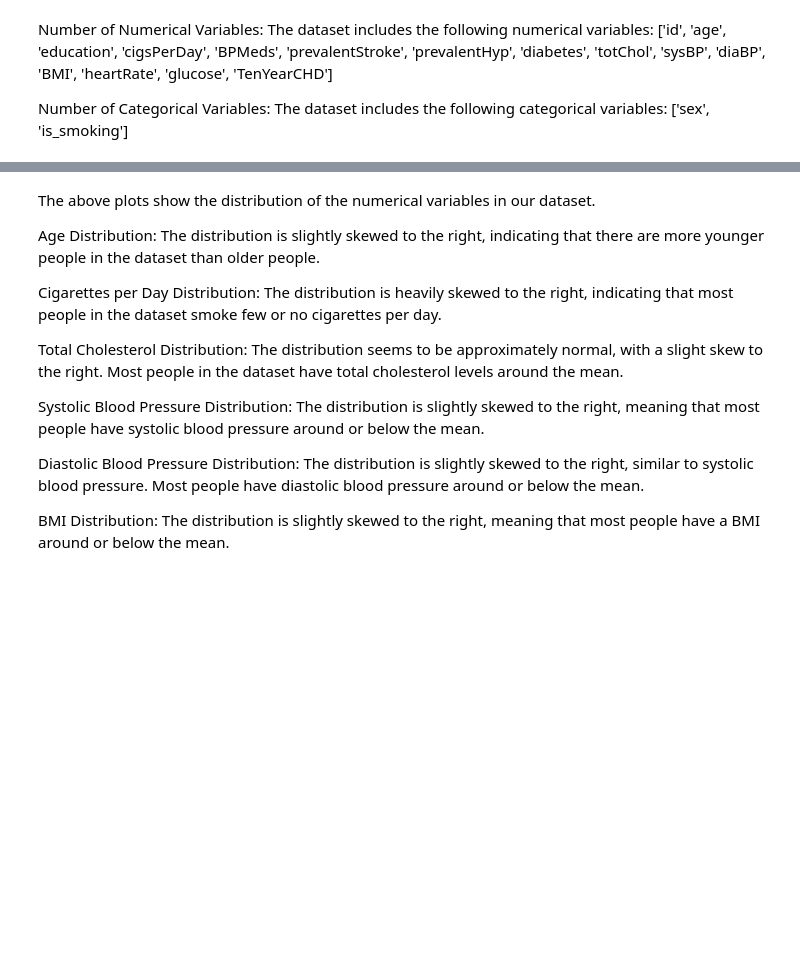
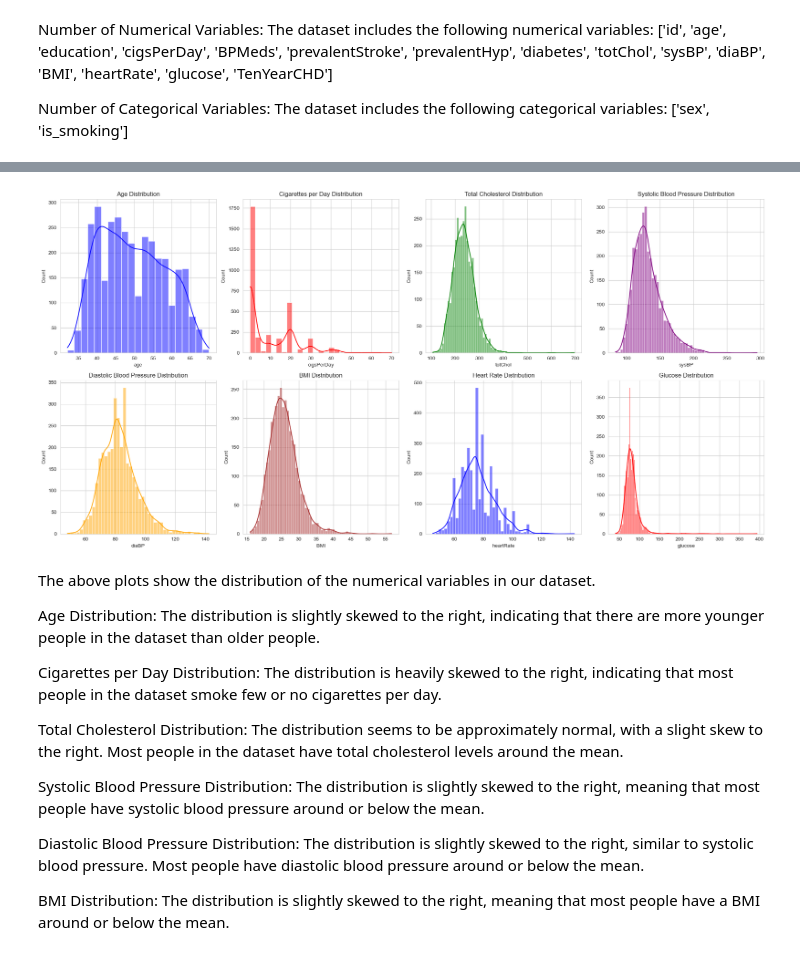
Before and after one commit to sudhir-singh94/Classification_Cardiovascular_Risk, a Jupyter notebook: Classification_Cardiovascular_Risk.ipynb, the cells around one changed output, grey strips where cells are left out. Cells and saved outputs as stored; diff of their text form; code cells hidden in the pictures; blank space fills up the shorter version.

```diff
--- a/Classification_Cardiovascular_Risk.ipynb
+++ b/Classification_Cardiovascular_Risk.ipynb
@@ -192,41 +217,43 @@ sns.set_style("whitegrid")
 
 # Numerical Variables Distribution
 fig, axes = plt.subplots(2, 4, figsize=(20, 10))
 
 # Plotting 'age'
-sns.histplot(data=df_wrangled, x='age', kde=True, color='blue', ax=axes[0, 0])
+sns.histplot(data=df, x='age', kde=True, color='blue', ax=axes[0, 0])
 axes[0, 0].set_title('Age Distribution')
 
 # Plotting 'cigsPerDay'
-sns.histplot(data=df_wrangled, x='cigsPerDay', kde=True, color='red', ax=axes[0, 1])
+sns.histplot(data=df, x='cigsPerDay', kde=True, color='red', ax=axes[0, 1])
 axes[0, 1].set_title('Cigarettes per Day Distribution')
 
 # Plotting 'totChol'
-sns.histplot(data=df_wrangled, x='totChol', kde=True, color='green', ax=axes[0, 2])
+sns.histplot(data=df, x='totChol', kde=True, color='green', ax=axes[0, 2])
 axes[0, 2].set_title('Total Cholesterol Distribution')
 
 # Plotting 'sysBP'
-sns.histplot(data=df_wrangled, x='sysBP', kde=True, color='purple', ax=axes[0, 3])
+sns.histplot(data=df, x='sysBP', kde=True, color='purple', ax=axes[0, 3])
 axes[0, 3].set_title('Systolic Blood Pressure Distribution')
 
 # Plotting 'diaBP'
-sns.histplot(data=df_wrangled, x='diaBP', kde=True, color='orange', ax=axes[1, 0])
+sns.histplot(data=df, x='diaBP', kde=True, color='orange', ax=axes[1, 0])
 axes[1, 0].set_title('Diastolic Blood Pressure Distribution')
 
 # Plotting 'BMI'
-sns.histplot(data=df_wrangled, x='BMI', kde=True, color='brown', ax=axes[1, 1])
+sns.histplot(data=df, x='BMI', kde=True, color='brown', ax=axes[1, 1])
 axes[1, 1].set_title('BMI Distribution')
 
 # Plotting 'heartRate'
-sns.histplot(data=df_wrangled, x='heartRate', kde=True, color='blue', ax=axes[1, 2])
+sns.histplot(data=df, x='heartRate', kde=True, color='blue', ax=axes[1, 2])
 axes[1, 2].set_title('Heart Rate Distribution')
 
 # Plotting 'glucose'
-sns.histplot(data=df_wrangled, x='glucose', kde=True, color='red', ax=axes[1, 3])
+sns.histplot(data=df, x='glucose', kde=True, color='red', ax=axes[1, 3])
 axes[1, 3].set_title('Glucose Distribution')
 
 plt.tight_layout()
 plt.show()
+# %% [output]
+[figure, added]
 # %% [markdown]
 The above plots show the distribution of the numerical variables in our dataset.
 
```
Also changed, not shown: parts of 55 cells of this notebook.
